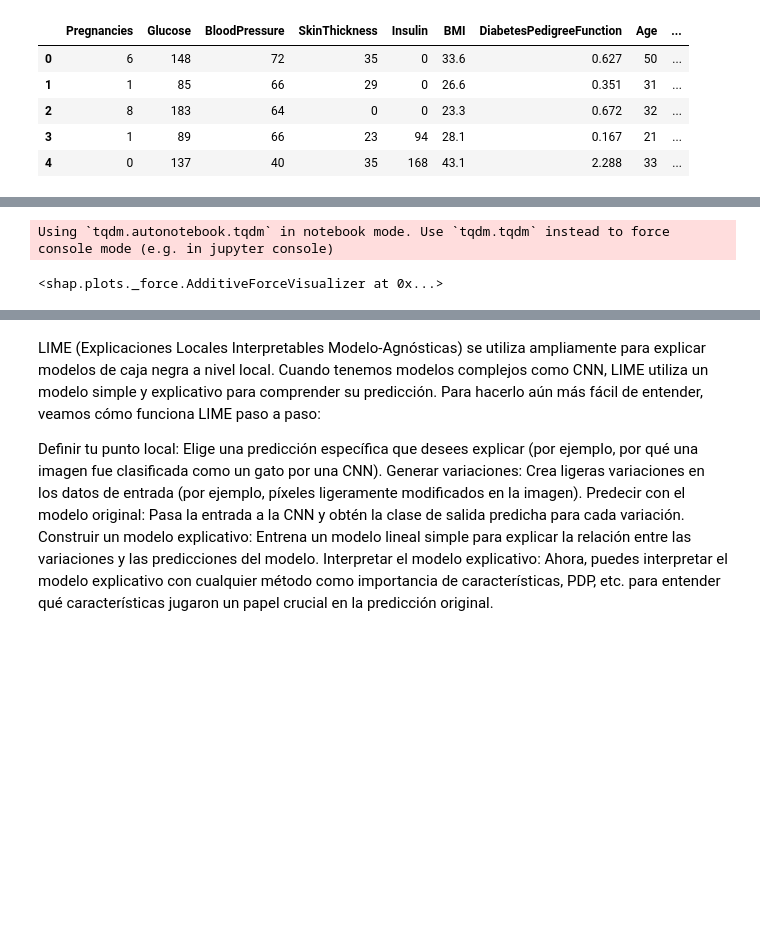
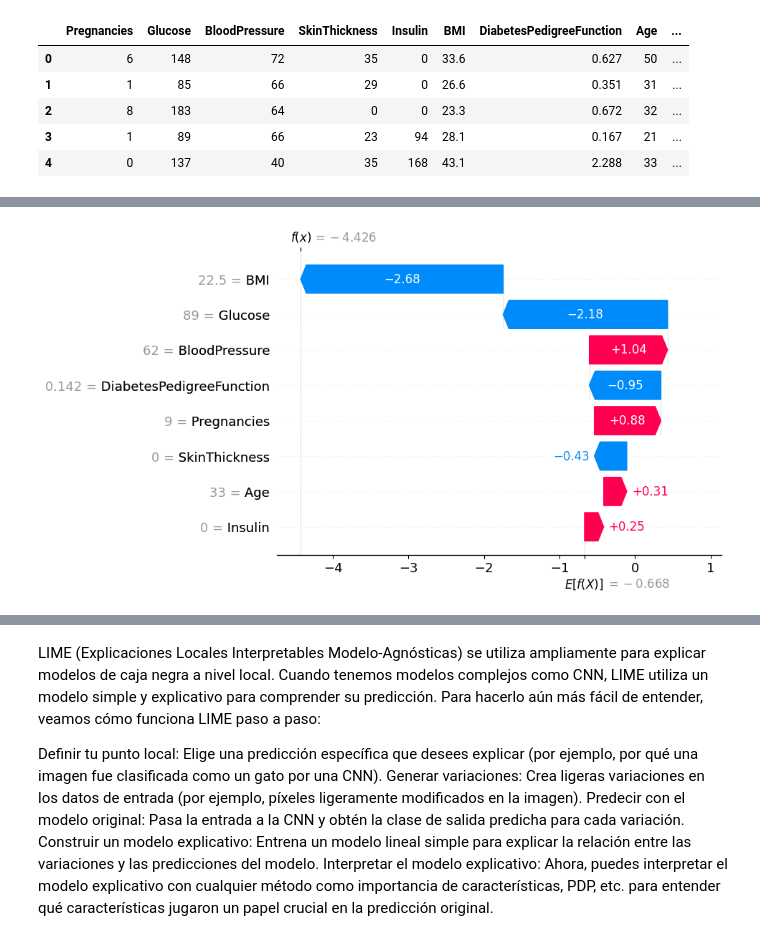
Before and after one commit to FrankYesid/Machine-Learning-ML-Guides, a Jupyter notebook: Shap/Example_shap.ipynb, the cells around one changed output, grey strips where cells are left out. Cells and saved outputs as stored; diff of their text form; code cells hidden in the pictures; blank space fills up the shorter version.

```diff
--- a/Shap/Example_shap.ipynb
+++ b/Shap/Example_shap.ipynb
@@ -82,11 +71,0 @@ DEPRECATION: colab 1.13.5 has a non-standard dependency specifier pytz>=2011n. p
-# %%
-#@title Load the model into the TreeExplainer function of shap
-import shap
-explainer = shap.TreeExplainer(model)
-shap_values = explainer.shap_values(X)
-# %% [output]
-Using `tqdm.autonotebook.tqdm` in notebook mode. Use `tqdm.tqdm` instead to force console mode (e.g. in jupyter console)
-# %%
-shap.force_plot(explainer.expected_value, shap_values[0, :], X_test.iloc[0, :])
-# %% [output]
-<shap.plots._force.AdditiveForceVisualizer at 0x...>
@@ -92,0 +75,5 @@ shap.force_plot(explainer.expected_value, shap_values[0, :], X_test.iloc[0, :])
+# %%
+# visualize the first prediction's explanation
+shap.plots.waterfall(shap_values[0])
+# %% [output]
+[figure, added]
```
Also changed, not shown: parts of 52 cells of this notebook.
